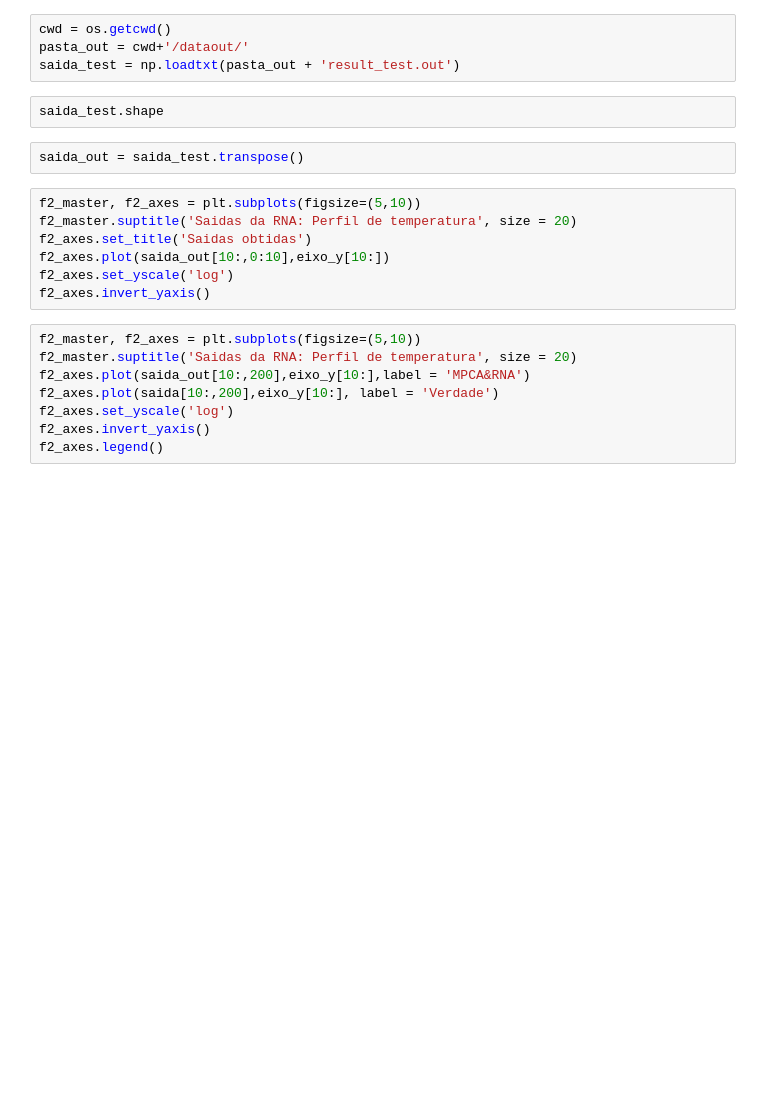
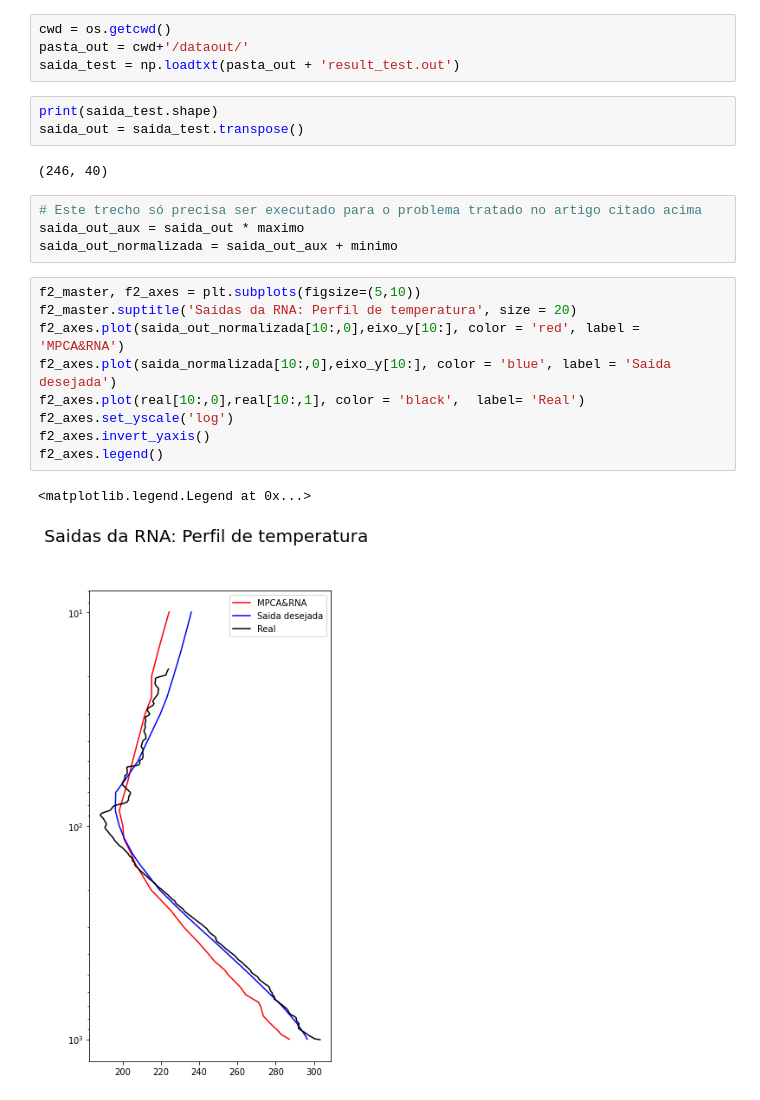
Before and after one commit to sabrinabms/RNA-MPCA, a Jupyter notebook: rna&mpca_local.ipynb, the cells around one changed output. Saved outputs shown, nothing was run; the diff lists cells and outputs as text; blank space fills up the shorter version.

```diff
--- a/rna&mpca_local.ipynb
+++ b/rna&mpca_local.ipynb
@@ -92,22 +150,24 @@ n_proc = 2
 cwd = os.getcwd()
 pasta_out = cwd+'/dataout/'
 saida_test = np.loadtxt(pasta_out + 'result_test.out')
-# %%
-saida_test.shape
-# %%
-saida_out = saida_test.transpose()
+# %%
+print(saida_test.shape)
+saida_out = saida_test.transpose()
+# %% [output]
+(246, 40)
+# %%
+# Este trecho só precisa ser executado para o problema tratado no artigo citado acima
+saida_out_aux = saida_out * maximo
+saida_out_normalizada = saida_out_aux + minimo
 # %%
 f2_master, f2_axes = plt.subplots(figsize=(5,10))
 f2_master.suptitle('Saidas da RNA: Perfil de temperatura', size = 20)
-f2_axes.set_title('Saidas obtidas')
-f2_axes.plot(saida_out[10:,0:10],eixo_y[10:])
+f2_axes.plot(saida_out_normalizada[10:,0],eixo_y[10:], color = 'red', label = 'MPCA&RNA')
+f2_axes.plot(saida_normalizada[10:,0],eixo_y[10:], color = 'blue', label = 'Saida desejada')
+f2_axes.plot(real[10:,0],real[10:,1], color = 'black',  label= 'Real')
 f2_axes.set_yscale('log')
 f2_axes.invert_yaxis()
+f2_axes.legend()
+# %% [output]
+<matplotlib.legend.Legend at 0x...>
+[figure, added]
-# %%
-f2_master, f2_axes = plt.subplots(figsize=(5,10))
-f2_master.suptitle('Saidas da RNA: Perfil de temperatura', size = 20)
-f2_axes.plot(saida_out[10:,200],eixo_y[10:],label = 'MPCA&RNA')
-f2_axes.plot(saida[10:,200],eixo_y[10:], label = 'Verdade')
-f2_axes.set_yscale('log')
-f2_axes.invert_yaxis()
-f2_axes.legend()
```
Also changed, not shown: parts of 8 cells of this notebook, 2 other files.
